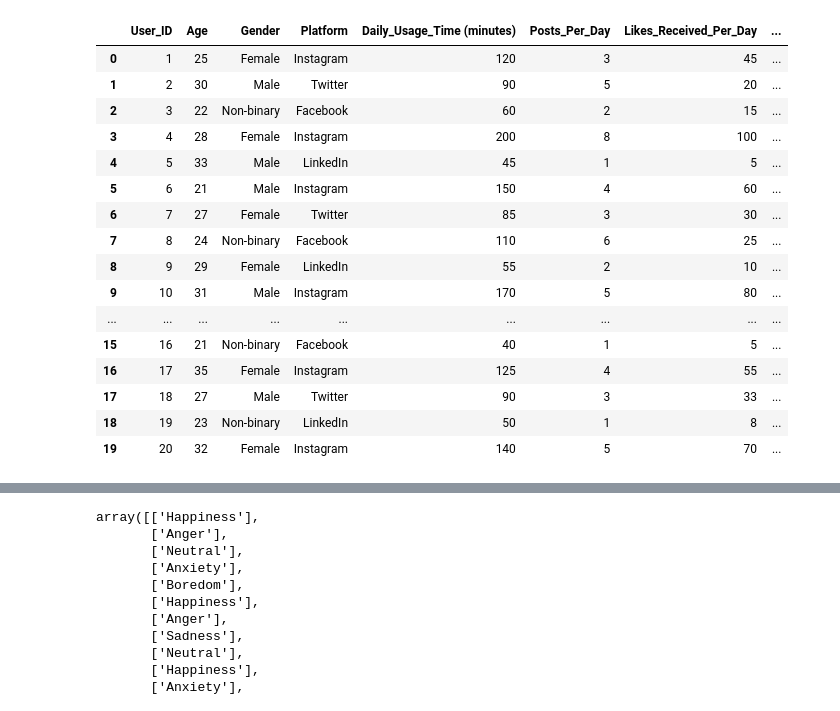
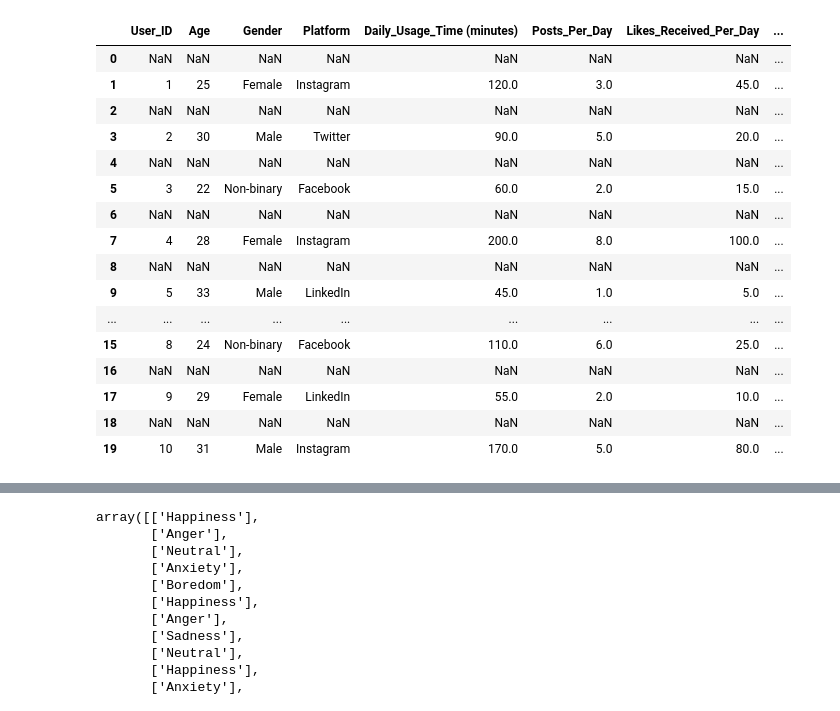
Before and after one commit to ShylaTatum/Project-2, a Jupyter notebook: Clean Social Media Wellbeing Data.ipynb, the cells around one changed output, grey strips where cells are left out. Drawn from its saved outputs; the diff is of its cells as text; code cells hidden in the pictures.

```diff
--- a/Clean Social Media Wellbeing Data.ipynb
+++ b/Clean Social Media Wellbeing Data.ipynb
@@ -6,27 +6,27 @@ from sklearn import preprocessing
 from sklearn.preprocessing import OneHotEncoder, OrdinalEncoder
 # %%
 #Import Data
-rawWBdata = pd.read_csv('C:\\Users\\shyar\\OneDrive\\Bootcamp\\Project2\\Project-2\\train.csv')
+rawWBdata = pd.read_csv('C:\\Users\\shyar\\OneDrive\\Bootcamp\\Project2\\Project-2\\train_update.csv')
 
 rawWBdata.head(20)
 # %% [output]
 |  | User_ID | Age | Gender | Platform | Daily_Usage_Time (minutes) | Posts_Per_Day | Likes_Received_Per_Day | ... |
-| 0 | 1 | 25 | Female | Instagram | 120 | 3 | 45 | ... |
-| 1 | 2 | 30 | Male | Twitter | 90 | 5 | 20 | ... |
-| 2 | 3 | 22 | Non-binary | Facebook | 60 | 2 | 15 | ... |
-| 3 | 4 | 28 | Female | Instagram | 200 | 8 | 100 | ... |
-| 4 | 5 | 33 | Male | LinkedIn | 45 | 1 | 5 | ... |
-| 5 | 6 | 21 | Male | Instagram | 150 | 4 | 60 | ... |
-| 6 | 7 | 27 | Female | Twitter | 85 | 3 | 30 | ... |
-| 7 | 8 | 24 | Non-binary | Facebook | 110 | 6 | 25 | ... |
-| 8 | 9 | 29 | Female | LinkedIn | 55 | 2 | 10 | ... |
-| 9 | 10 | 31 | Male | Instagram | 170 | 5 | 80 | ... |
+| 0 | NaN | NaN | NaN | NaN | NaN | NaN | NaN | ... |
+| 1 | 1 | 25 | Female | Instagram | 120.0 | 3.0 | 45.0 | ... |
+| 2 | NaN | NaN | NaN | NaN | NaN | NaN | NaN | ... |
+| 3 | 2 | 30 | Male | Twitter | 90.0 | 5.0 | 20.0 | ... |
+| 4 | NaN | NaN | NaN | NaN | NaN | NaN | NaN | ... |
+| 5 | 3 | 22 | Non-binary | Facebook | 60.0 | 2.0 | 15.0 | ... |
+| 6 | NaN | NaN | NaN | NaN | NaN | NaN | NaN | ... |
+| 7 | 4 | 28 | Female | Instagram | 200.0 | 8.0 | 100.0 | ... |
+| 8 | NaN | NaN | NaN | NaN | NaN | NaN | NaN | ... |
+| 9 | 5 | 33 | Male | LinkedIn | 45.0 | 1.0 | 5.0 | ... |
 | ... | ... | ... | ... | ... | ... | ... | ... | ... |
-| 15 | 16 | 21 | Non-binary | Facebook | 40 | 1 | 5 | ... |
-| 16 | 17 | 35 | Female | Instagram | 125 | 4 | 55 | ... |
-| 17 | 18 | 27 | Male | Twitter | 90 | 3 | 33 | ... |
-| 18 | 19 | 23 | Non-binary | LinkedIn | 50 | 1 | 8 | ... |
-| 19 | 20 | 32 | Female | Instagram | 140 | 5 | 70 | ... |
+| 15 | 8 | 24 | Non-binary | Facebook | 110.0 | 6.0 | 25.0 | ... |
+| 16 | NaN | NaN | NaN | NaN | NaN | NaN | NaN | ... |
+| 17 | 9 | 29 | Female | LinkedIn | 55.0 | 2.0 | 10.0 | ... |
+| 18 | NaN | NaN | NaN | NaN | NaN | NaN | NaN | ... |
+| 19 | 10 | 31 | Male | Instagram | 170.0 | 5.0 | 80.0 | ... |
 # %%
 #Delete irrelevant column
 rawWBdata = rawWBdata.drop("User_ID", axis = 1)
```
Also changed, not shown: parts of 11 cells of this notebook.
